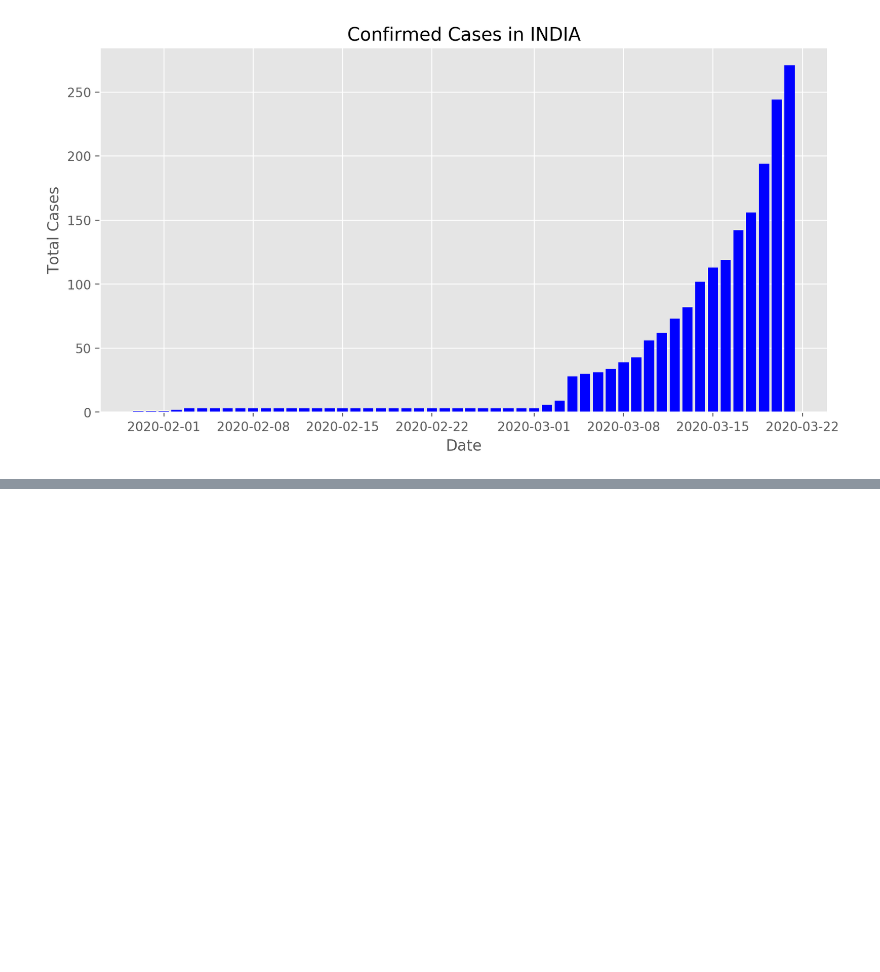
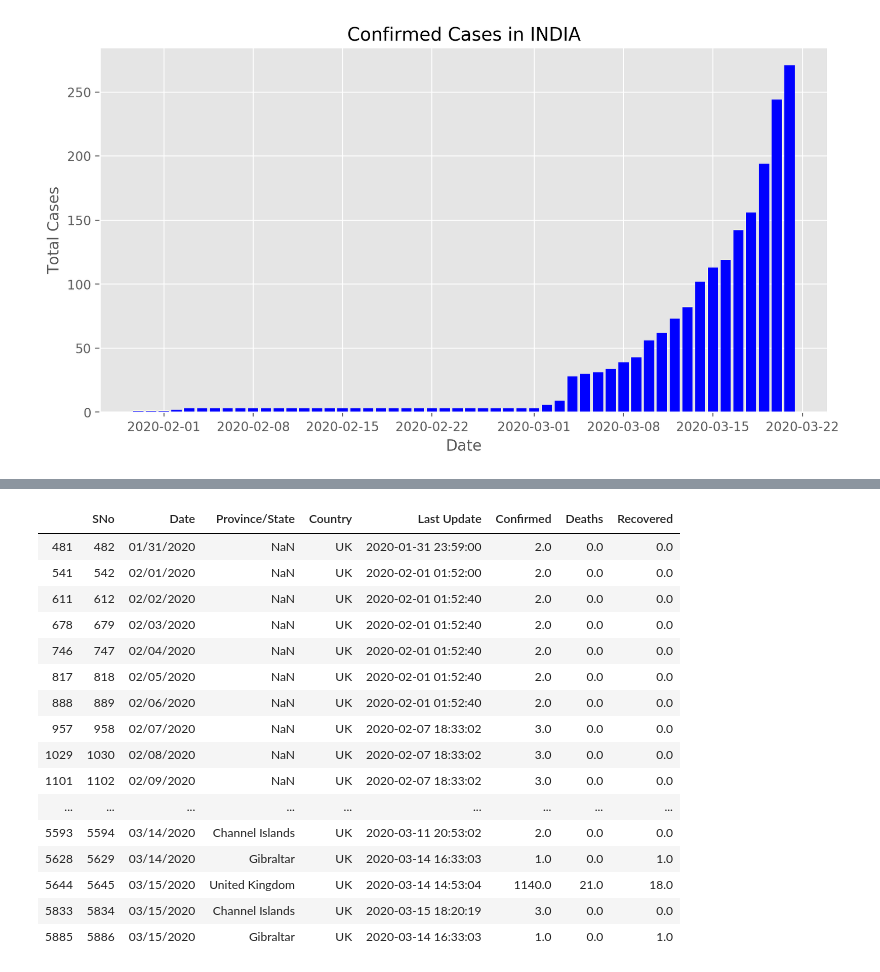
Before and after one commit to reubence/IPYNB-Notebooks, a Jupyter notebook: covid-19 INDIA/Untitled.ipynb, the cells around one changed output, grey strips where cells are left out. Drawn from its saved outputs; the diff is of its cells as text; code cells hidden in the pictures; blank space fills up the shorter version.

```diff
--- a/covid-19 INDIA/Untitled.ipynb
+++ b/covid-19 INDIA/Untitled.ipynb
@@ -313,0 +413,5 @@ fig.show()
+# %%
+#World Coronavirus
+df=pd.read_csv('covid_19_data.csv',parse_dates=['Last Update'])
+# %%
+df.rename(columns={'ObservationDate':'Date','Country/Region':'Country'},inplace=True)
@@ -313,0 +434,20 @@ fig.show()
+# %%
+df.query('Country=="UK"')
+# %% [output]
+|  | SNo | Date | Province/State | Country | Last Update | Confirmed | Deaths | Recovered |
+| 481 | 482 | 01/31/2020 | NaN | UK | 2020-01-31 23:59:00 | 2.0 | 0.0 | 0.0 |
+| 541 | 542 | 02/01/2020 | NaN | UK | 2020-02-01 01:52:00 | 2.0 | 0.0 | 0.0 |
+| 611 | 612 | 02/02/2020 | NaN | UK | 2020-02-01 01:52:40 | 2.0 | 0.0 | 0.0 |
+| 678 | 679 | 02/03/2020 | NaN | UK | 2020-02-01 01:52:40 | 2.0 | 0.0 | 0.0 |
+| 746 | 747 | 02/04/2020 | NaN | UK | 2020-02-01 01:52:40 | 2.0 | 0.0 | 0.0 |
+| 817 | 818 | 02/05/2020 | NaN | UK | 2020-02-01 01:52:40 | 2.0 | 0.0 | 0.0 |
+| 888 | 889 | 02/06/2020 | NaN | UK | 2020-02-01 01:52:40 | 2.0 | 0.0 | 0.0 |
+| 957 | 958 | 02/07/2020 | NaN | UK | 2020-02-07 18:33:02 | 3.0 | 0.0 | 0.0 |
+| 1029 | 1030 | 02/08/2020 | NaN | UK | 2020-02-07 18:33:02 | 3.0 | 0.0 | 0.0 |
+| 1101 | 1102 | 02/09/2020 | NaN | UK | 2020-02-07 18:33:02 | 3.0 | 0.0 | 0.0 |
+| ... | ... | ... | ... | ... | ... | ... | ... | ... |
+| 5593 | 5594 | 03/14/2020 | Channel Islands | UK | 2020-03-11 20:53:02 | 2.0 | 0.0 | 0.0 |
+| 5628 | 5629 | 03/14/2020 | Gibraltar | UK | 2020-03-14 16:33:03 | 1.0 | 0.0 | 1.0 |
+| 5644 | 5645 | 03/15/2020 | United Kingdom | UK | 2020-03-14 14:53:04 | 1140.0 | 21.0 | 18.0 |
+| 5833 | 5834 | 03/15/2020 | Channel Islands | UK | 2020-03-15 18:20:19 | 3.0 | 0.0 | 0.0 |
+| 5885 | 5886 | 03/15/2020 | Gibraltar | UK | 2020-03-14 16:33:03 | 1.0 | 0.0 | 1.0 |
```
Also changed, not shown: parts of 19 cells of this notebook.
